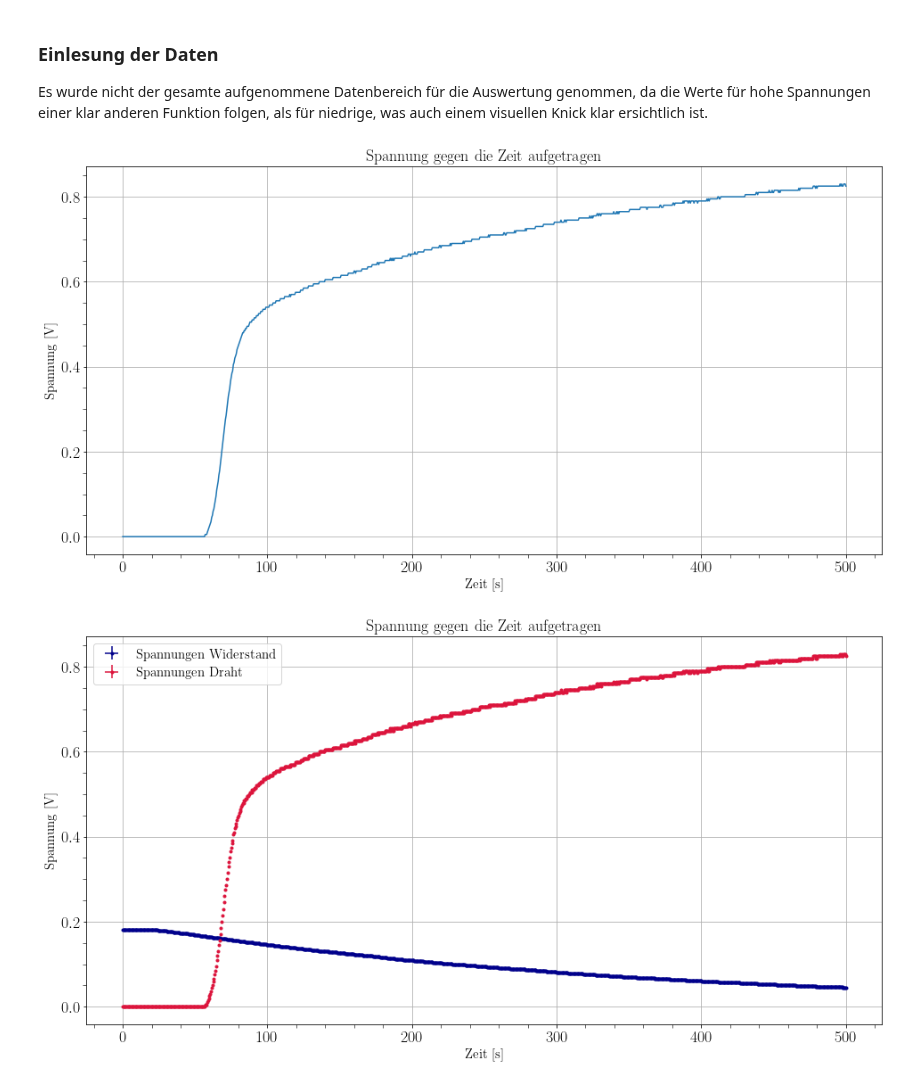
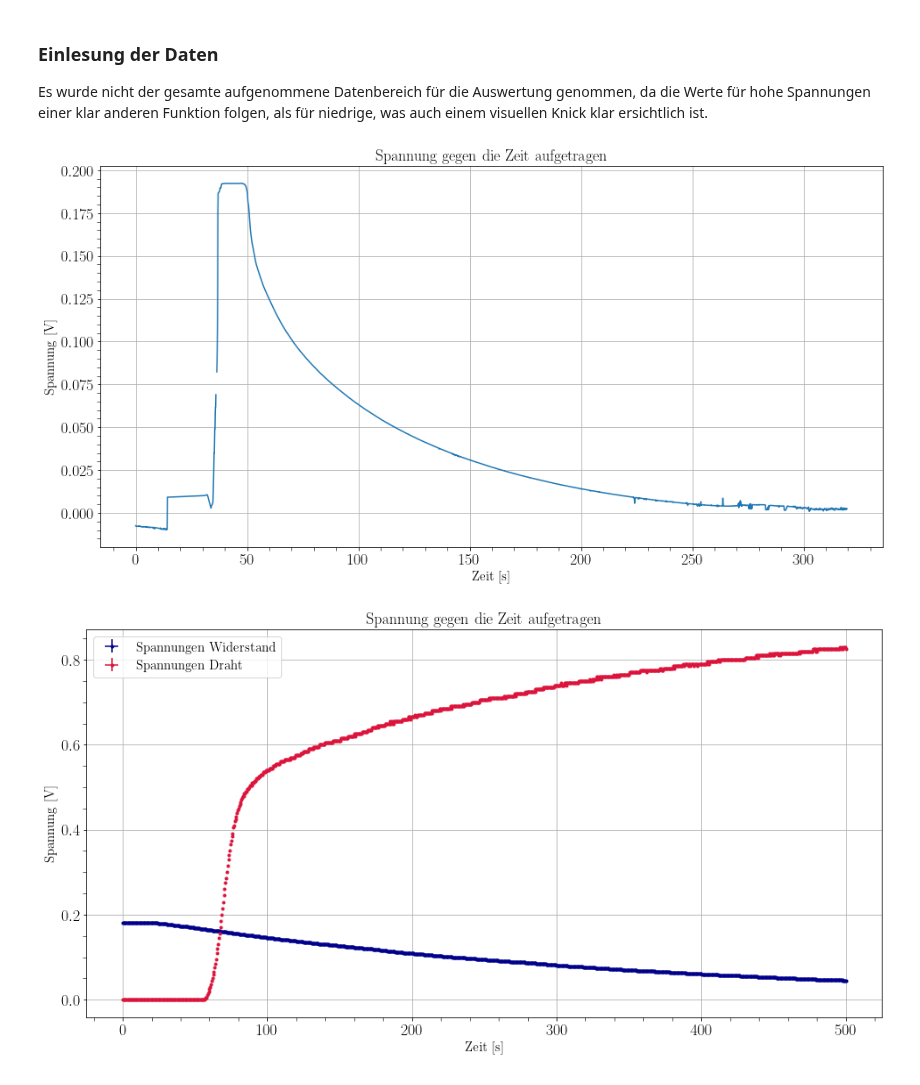
Before and after one commit to MayerPablo/FP, a Jupyter notebook: Supraleiter/Supraleier.ipynb, the cells around one changed output. Cells and saved outputs as stored; diff of their text form; code cells hidden in the pictures.

```diff
--- a/Supraleiter/Supraleier.ipynb
+++ b/Supraleiter/Supraleier.ipynb
@@ -212,22 +212,22 @@ spannungUB1KupferMessung5 = kupferMessung5['Spannung U_B1 / V'].to_numpy()
 # %%
 # Plotgröße anpassen
 plt.figure(figsize=(16, 8))
 
 # Gemessene Spannungswerte auftragen
-plt.plot(zeitMessung1HTS, spannungUB1Messung1HTS)
+plt.plot(zeitKupferMessung5, spannungUA1KupferMessung5)
 
 
 # labels und legend
 plt.xlabel(r'Zeit [s]')
 plt.ylabel(r'Spannung [V]')
 
 
 # Plot anzeigen lassen
 plt.grid(True)
 plt.title('Spannung gegen die Zeit aufgetragen')
 plt.show()
 # %% [output]
-[figure, old version]
+[figure, new version]
 # %%
 # Plotgröße anpassen
 plt.figure(figsize=(16, 8))
```
Also changed, not shown: parts of 3 cells of this notebook.
